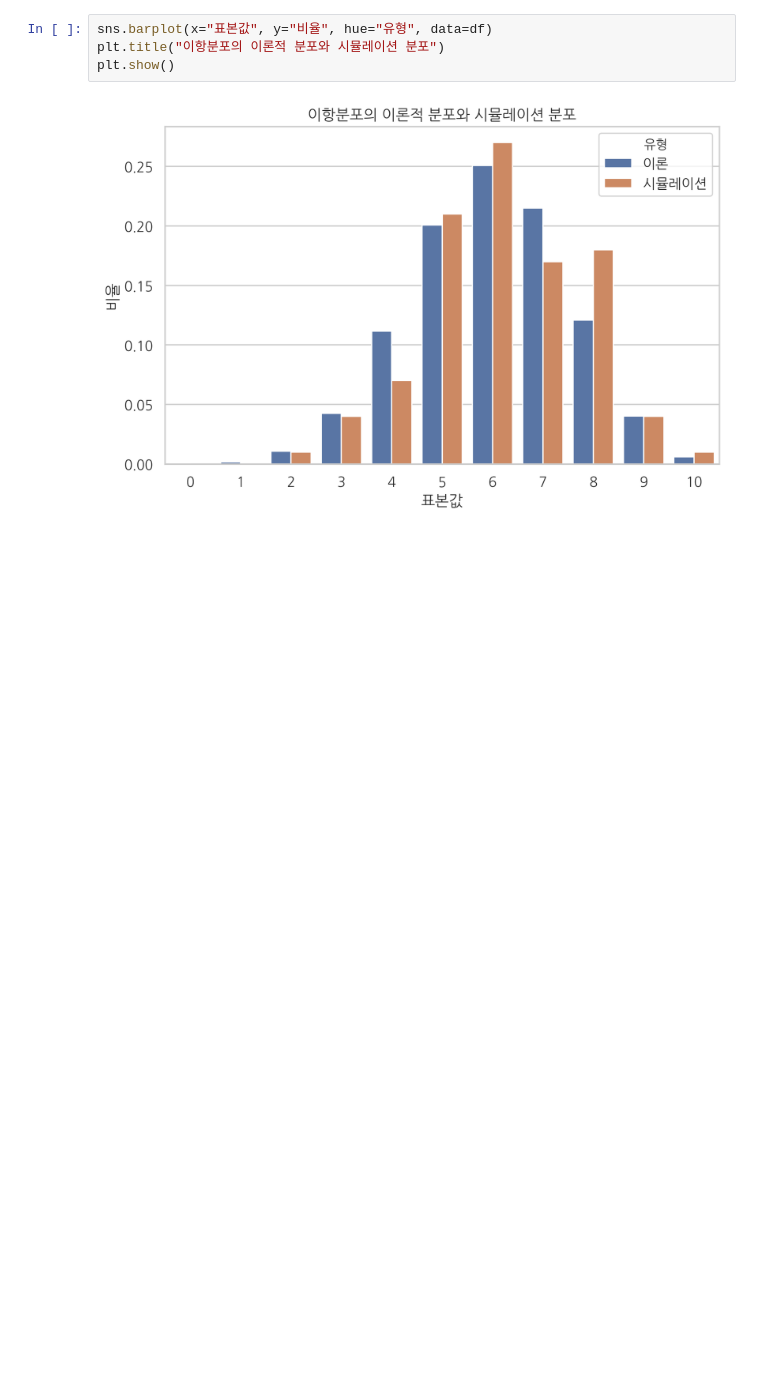
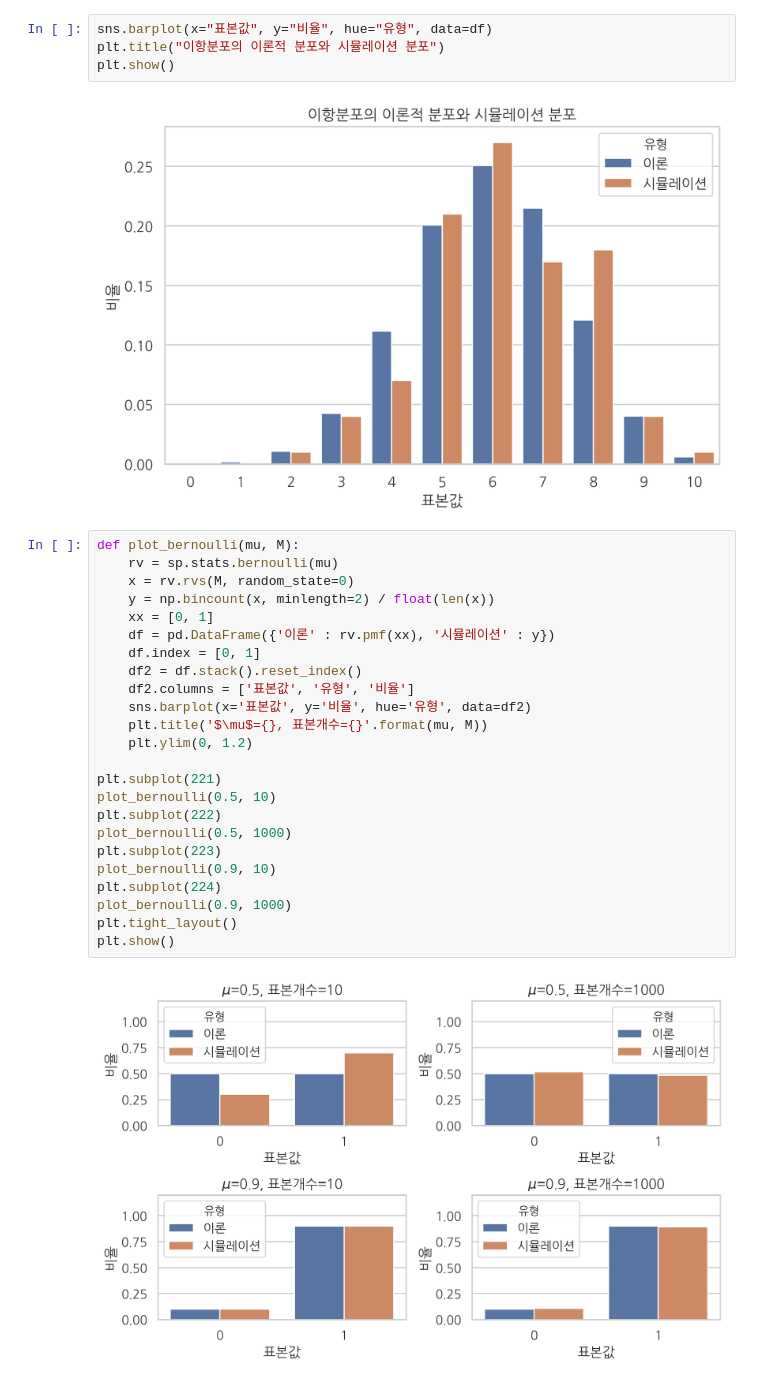
Before and after one commit to tjwodud04/Books-and-other-stuffs, a Jupyter notebook: Programming Language/Python/Books&Following/김도형의 데이터 사이언스 스쿨 수학편/8.2 베르누이 분포와 이항분포.ipynb, the cells around one changed output. Saved outputs shown, nothing was run; the diff lists cells and outputs as text; blank space fills up the shorter version.

```diff
--- a/Programming Language/Python/Books&Following/김도형의 데이터 사이언스 스쿨 수학편/8.2 베르누이 분포와 이항분포.ipynb
+++ b/Programming Language/Python/Books&Following/김도형의 데이터 사이언스 스쿨 수학편/8.2 베르누이 분포와 이항분포.ipynb
@@ -133,3 +133,29 @@ plt.title("이항분포의 이론적 분포와 시뮬레이션 분포")
 plt.show()
 # %% [output]
 [figure]
+# %%
+def plot_bernoulli(mu, M):
+    rv = sp.stats.bernoulli(mu)
+    x = rv.rvs(M, random_state=0)
+    y = np.bincount(x, minlength=2) / float(len(x))
+    xx = [0, 1]
+    df = pd.DataFrame({'이론' : rv.pmf(xx), '시뮬레이션' : y})
+    df.index = [0, 1]
+    df2 = df.stack().reset_index()
+    df2.columns = ['표본값', '유형', '비율']
+    sns.barplot(x='표본값', y='비율', hue='유형', data=df2)
+    plt.title('$\mu$={}, 표본개수={}'.format(mu, M))
+    plt.ylim(0, 1.2)
+
+plt.subplot(221)
+plot_bernoulli(0.5, 10)
+plt.subplot(222)
+plot_bernoulli(0.5, 1000)
+plt.subplot(223)
+plot_bernoulli(0.9, 10)
+plt.subplot(224)
+plot_bernoulli(0.9, 1000)
+plt.tight_layout()
+plt.show()
+# %% [output]
+[figure, added]
```
Also changed, not shown: parts of 1 cell of this notebook.
